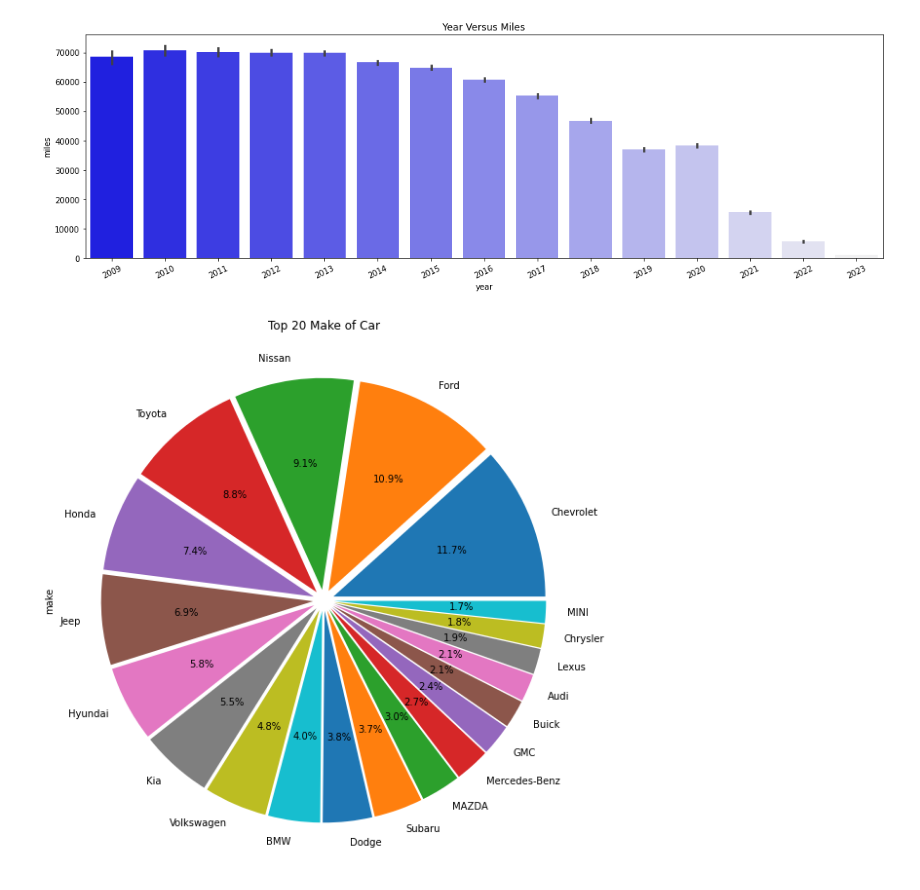
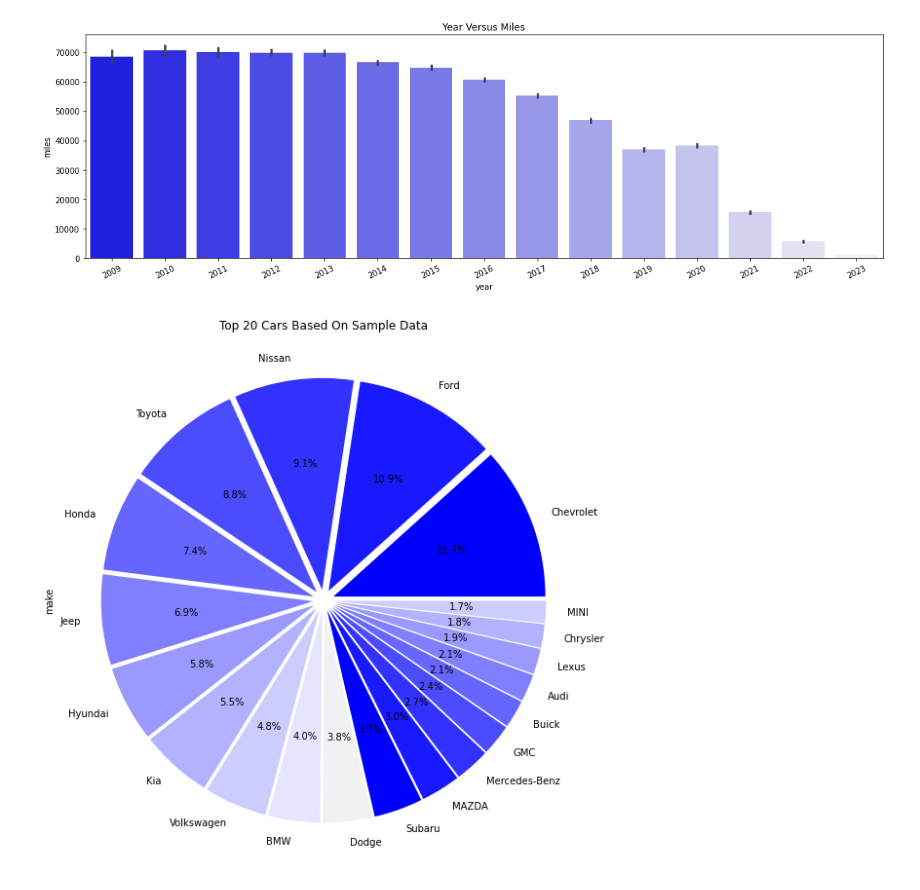
Before and after one commit to Project-4-Group-8/Keeping-it-Wheel, a Jupyter notebook: car-price-prediction-consolidated.ipynb, the cells around one changed output. Cells and saved outputs as stored; diff of their text form; code cells hidden in the pictures.

```diff
--- a/car-price-prediction-consolidated.ipynb
+++ b/car-price-prediction-consolidated.ipynb
@@ -331,13 +331,13 @@ plt.savefig("YearVersusMiles.png")
 # %%
 # shows the top 20 car makes based on data
 data = Final_car_price_pred['make'].value_counts()
-
+colors = ['#0000ff','#1919ff','#3232ff','#4c4cff','#6666ff','#7f7fff','#9999ff','#b2b2ff','#ccccff','#e5e5ff','#F1F1F1']
 plt.figure(figsize=(15,10))
-plt.title("Top 20 Make of Car")
-data.head(20).plot.pie(autopct="%.1f%%", explode=[0.05]*20)
+plt.title("Top 20 Cars Based On Sample Data")
+data.head(20).plot.pie(autopct="%.1f%%", explode=[0.05]*20,colors = colors)
 plt.savefig("TopMakeOfCar.png")
 # %% [output]
-[figure, old version]
+[figure, new version]
 # %%
 # create heatmap of year, miles, sold price
 corr = Final_car_price_pred.corr()
```
Also changed, not shown: parts of 6 cells of this notebook.
